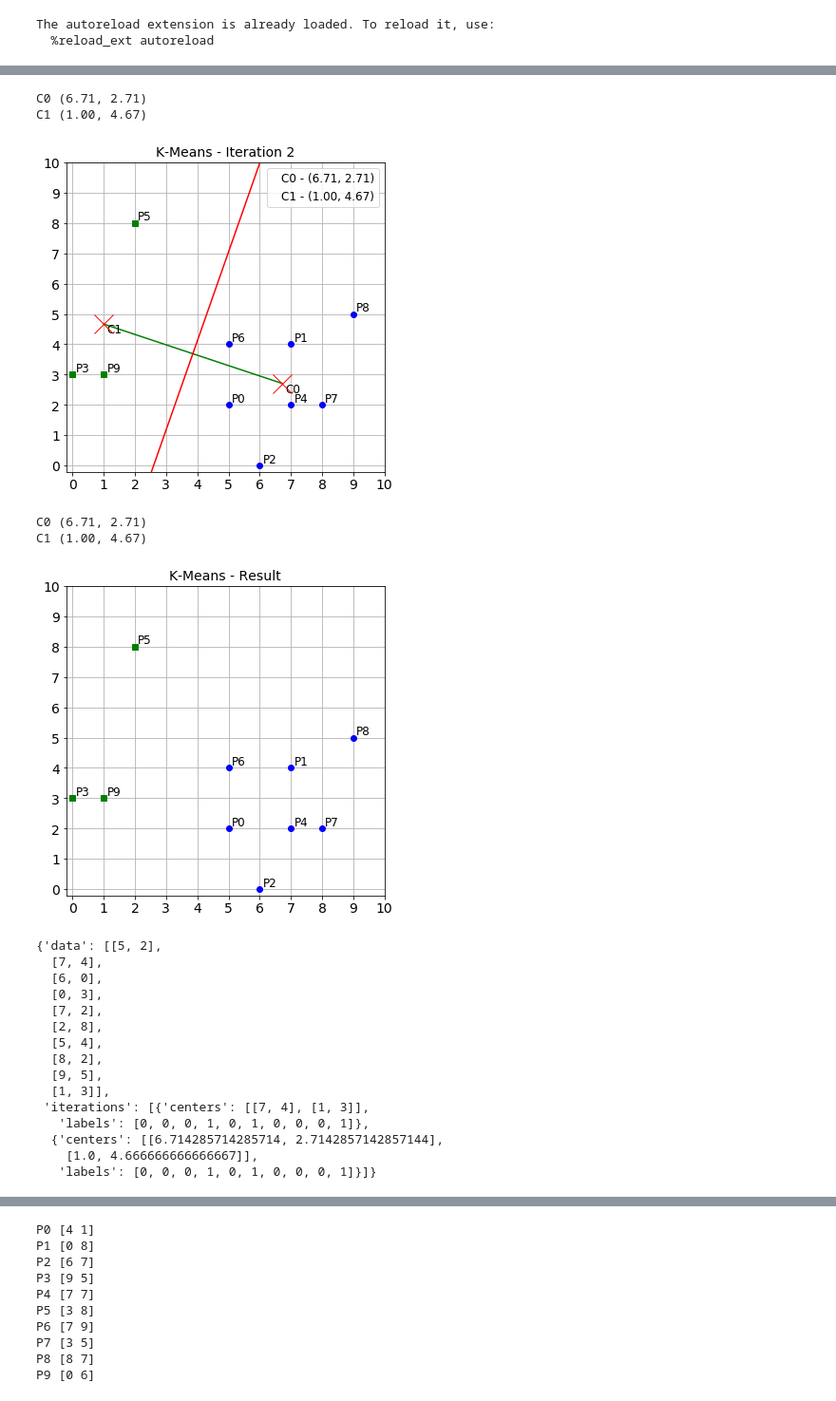
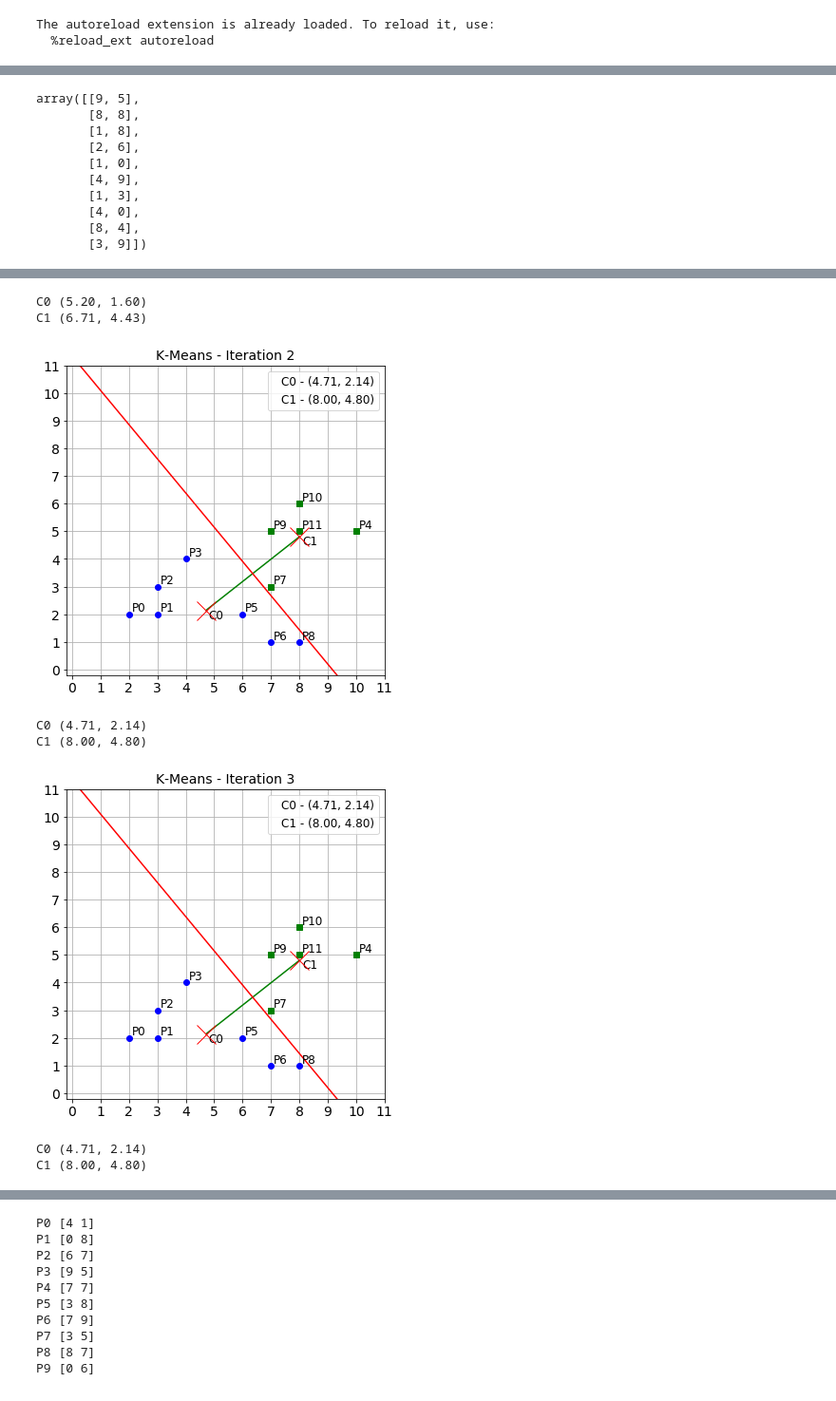
Before and after one commit to riccotti/DidacticDataMining, a Jupyter notebook: tutorial.ipynb, the cells around one changed output, grey strips where cells are left out. Shown: that part at 95% size. Drawn from its saved outputs; the diff is of its cells as text; code cells hidden in the pictures.

```diff
--- a/tutorial.ipynb
+++ b/tutorial.ipynb
@@ -24,4 +26,34 @@ P9 [1 3]
+# %%
+dataset
+# %% [output]
+array([[9, 5],
+       [8, 8],
+       [1, 8],
+       [2, 6],
+       [1, 0],
+       [4, 9],
+       [1, 3],
+       [4, 0],
+       [8, 4],
+       [3, 9]])
+# %%
+dataset = np.array([
+    #[2,2],
+#[3,2],
+#[3,3],
+#[4,4],
+#[2,5],
+    [4,2],
+[10,5],
+[6,2],
+[7,1],
+[7,3],
+[8,1],
+[7,5],
+[8,6],
+[8,5]
+])
 # %%
-kmeans = ddm.DidatticKMeans(K=2, centroid_indexs=(1, 9), dist=ddm.euclidean_distance)
+kmeans = ddm.DidatticKMeans(K=2, centroid_indexs=(1, 2), dist=ddm.euclidean_distance)
 kmeans.fit(dataset, step_by_step=False)
 # %% [output]
@@ -33,21 +65,8 @@ C1 (1.00, 3.00)
-C0 (6.71, 2.71)
-C1 (1.00, 4.67)
+C0 (5.20, 1.60)
+C1 (6.71, 4.43)
-[figure, old version]
+[figure, new version]
-C0 (6.71, 2.71)
-C1 (1.00, 4.67)
+C0 (4.71, 2.14)
+C1 (8.00, 4.80)
-[figure, old version]
+[figure, new version]
-{'data': [[5, 2],
-  [7, 4],
-  [6, 0],
-  [0, 3],
-  [7, 2],
-  [2, 8],
-  [5, 4],
-  [8, 2],
-  [9, 5],
-  [1, 3]],
- 'iterations': [{'centers': [[7, 4], [1, 3]],
-   'labels': [0, 0, 0, 1, 0, 1, 0, 0, 0, 1]},
-  {'centers': [[6.714285714285714, 2.7142857142857144],
-    [1.0, 4.666666666666667]],
-   'labels': [0, 0, 0, 1, 0, 1, 0, 0, 0, 1]}]}
+C0 (4.71, 2.14)
+C1 (8.00, 4.80)
```
Also changed, not shown: parts of 15 cells of this notebook.
